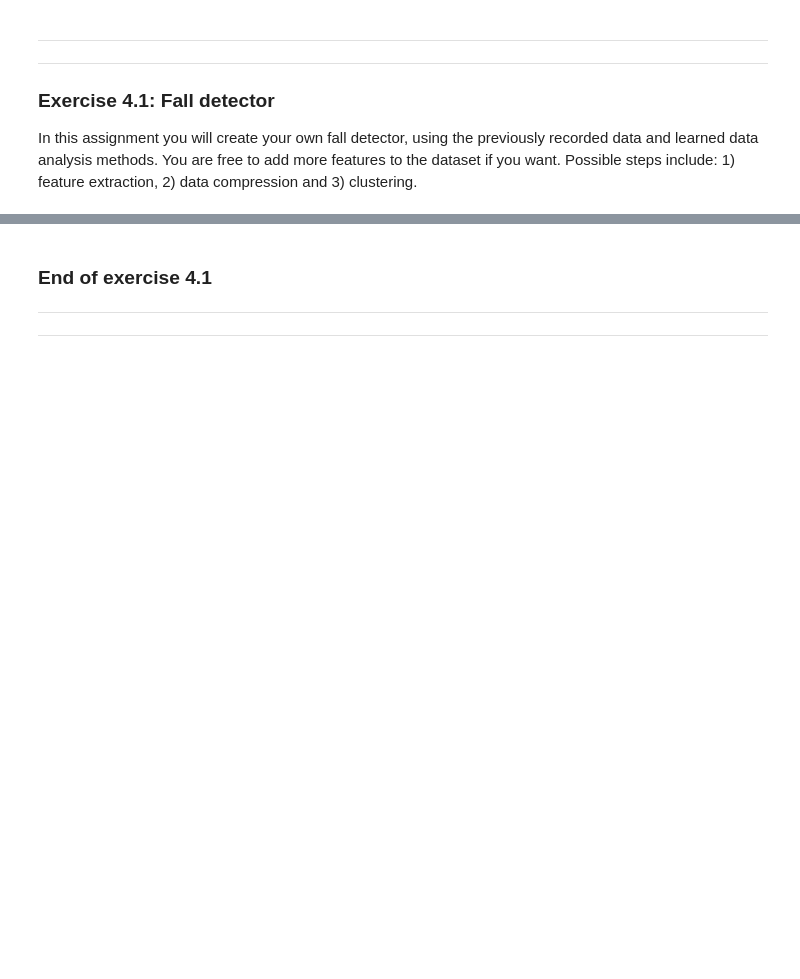
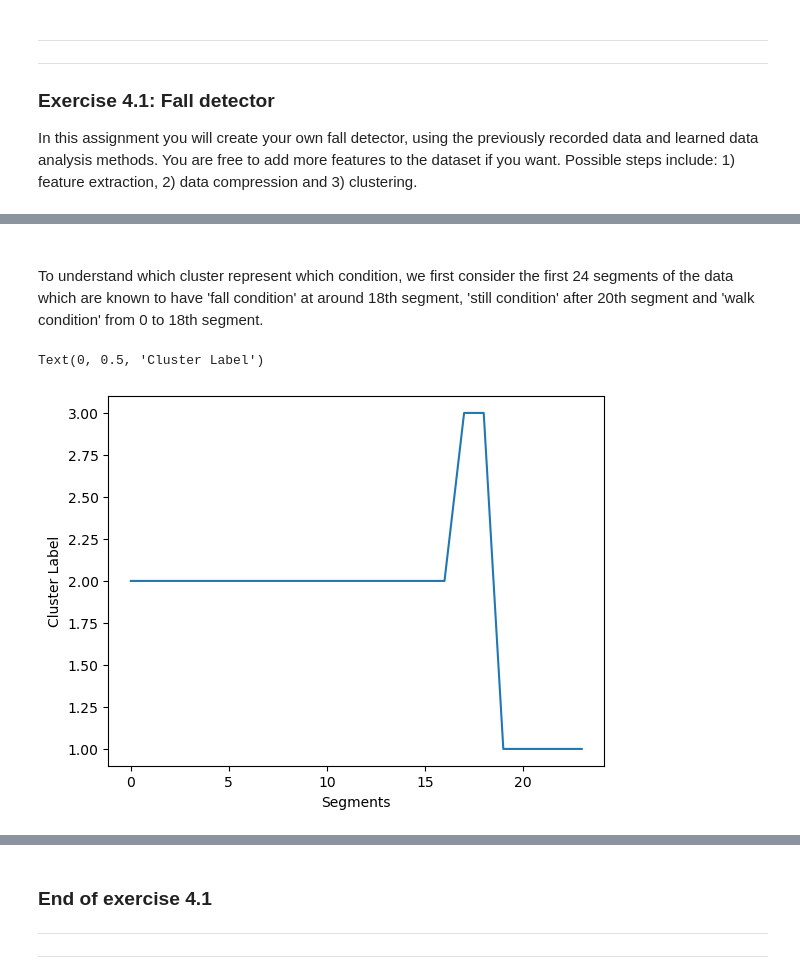
Before and after one commit to ErikNij/5ARB0DataScience, a Jupyter notebook: Assignment2a/falldetector-template.ipynb, the cells around one changed output, grey strips where cells are left out. Drawn from its saved outputs; the diff is of its cells as text; code cells hidden in the pictures; blank space fills up the shorter version.

```diff
--- a/Assignment2a/falldetector-template.ipynb
+++ b/Assignment2a/falldetector-template.ipynb
@@ -370,26 +370,15 @@ aryn_Data, dnl_Data, erk_Data = dataLoader(parent_folders, sensors)
 #### Data Preprocessing
 # %%
 # Create Empty Matrix for trimming and normalizing
-
-dnl_Data_trimmed = np.empty((15,1), dtype=object)
-aryn_Data_trimmed = np.empty((15,1), dtype=object)
-erk_Data_trimmed = np.empty((15,1), dtype=object)
-
 dnl_Data_norm = np.empty((15,1), dtype=object)
 aryn_Data_norm = np.empty((15,1), dtype=object)
 erk_Data_norm = np.empty((15,1), dtype=object)
 
-for member in range(15):
-
-    # Trimming
-    dnl_Data_trimmed[member, 0] = trimDataset(dnl_Data[member, 0])
-    aryn_Data_trimmed[member, 0] = trimDataset(aryn_Data[member, 0])
-    erk_Data_trimmed[member, 0] = trimDataset(erk_Data[member, 0])
-
-    # Normalizing
-    dnl_Data_norm[member, 0] = normaliseDataset(dnl_Data_trimmed[member, 0])
-    aryn_Data_norm[member, 0] = normaliseDataset(aryn_Data_trimmed[member, 0])
-    erk_Data_norm[member, 0] = normaliseDataset(erk_Data_trimmed[member, 0])
+for trial in range(15):
+    # Trimming and Normalizing
+    dnl_Data_norm[trial, 0] = normaliseDataset(trimDataset(dnl_Data[trial, 0]))
+    aryn_Data_norm[trial, 0] = normaliseDataset(trimDataset(aryn_Data[trial, 0]))
+    erk_Data_norm[trial, 0] = normaliseDataset(trimDataset(erk_Data[trial, 0]))
 # %% [markdown]
 #### Data Merge
 # %%
@@ -579,0 +507,25 @@ plt.plot(prediction*5+10)
+# %%
+#// BEGIN_TODO [5ARB0_FallDetector_4_1] Fall detector
+
+# Apply PCA to compress and extract important features from data
+
+pca = PCA(n_components=0.8, svd_solver='full')
+pcaFit = pca.fit(features)
+transformed_features = pca.transform(features)
+
+# Create Gaussian Mixture Model
+n_clusters = 4
+
+gmm = GaussianMixture(n_components=n_clusters).fit(transformed_features)
+# Get cluster labels for different conditions
+cluster_labels = gmm.predict(transformed_features)
+# %% [markdown]
+###
+To understand which cluster represent which condition, we first consider the first 24 segments of the data which are known to have 'fall condition' at around 18th segment, 'still condition' after 20th segment and 'walk condition' from 0 to 18th segment.
+# %%
+plt.plot(cluster_labels[0:24])
+plt.xlabel("Segments")
+plt.ylabel("Cluster Label")
+# %% [output]
+Text(0, 0.5, 'Cluster Label')
+[figure, added]
```
Also changed, not shown: parts of 9 cells of this notebook.
